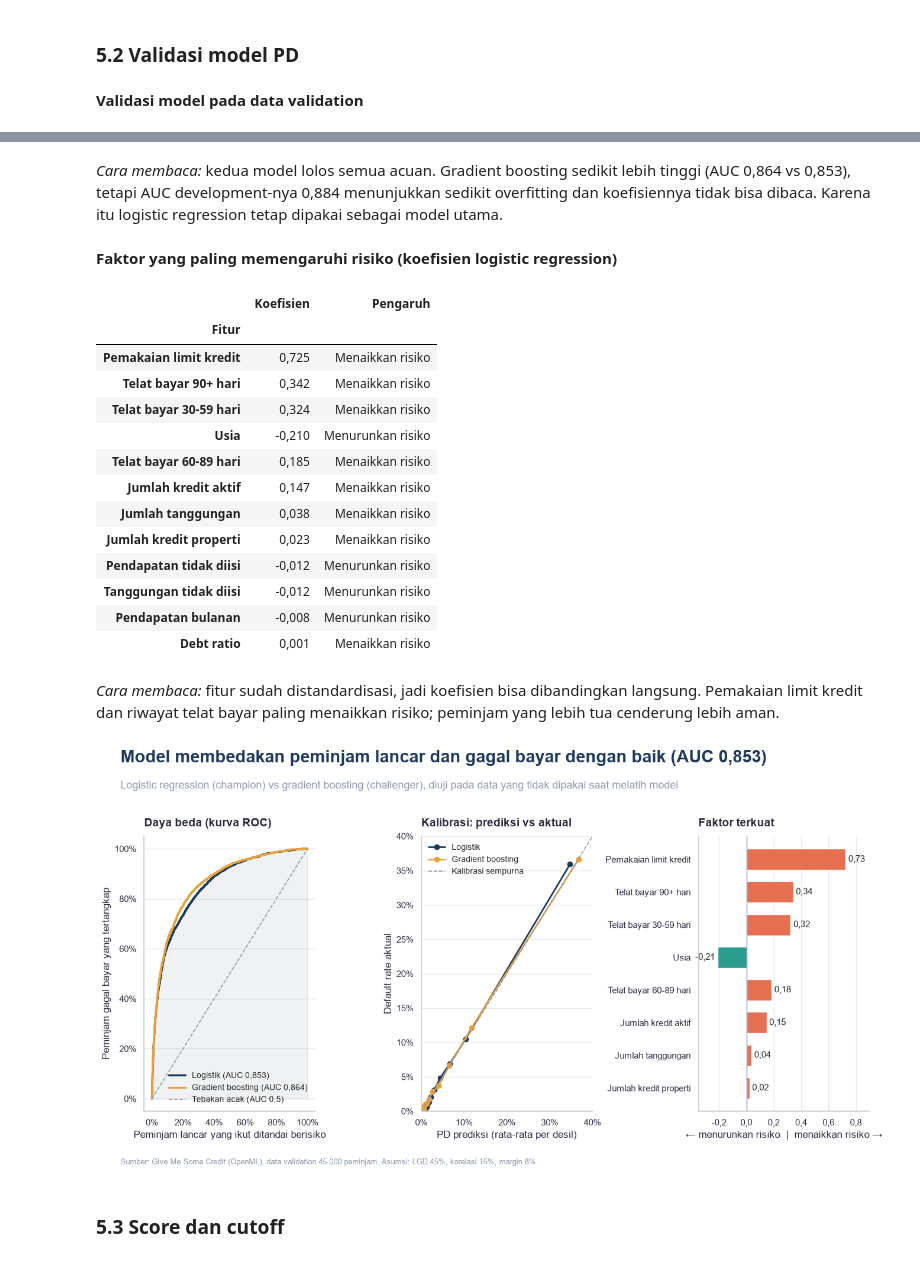
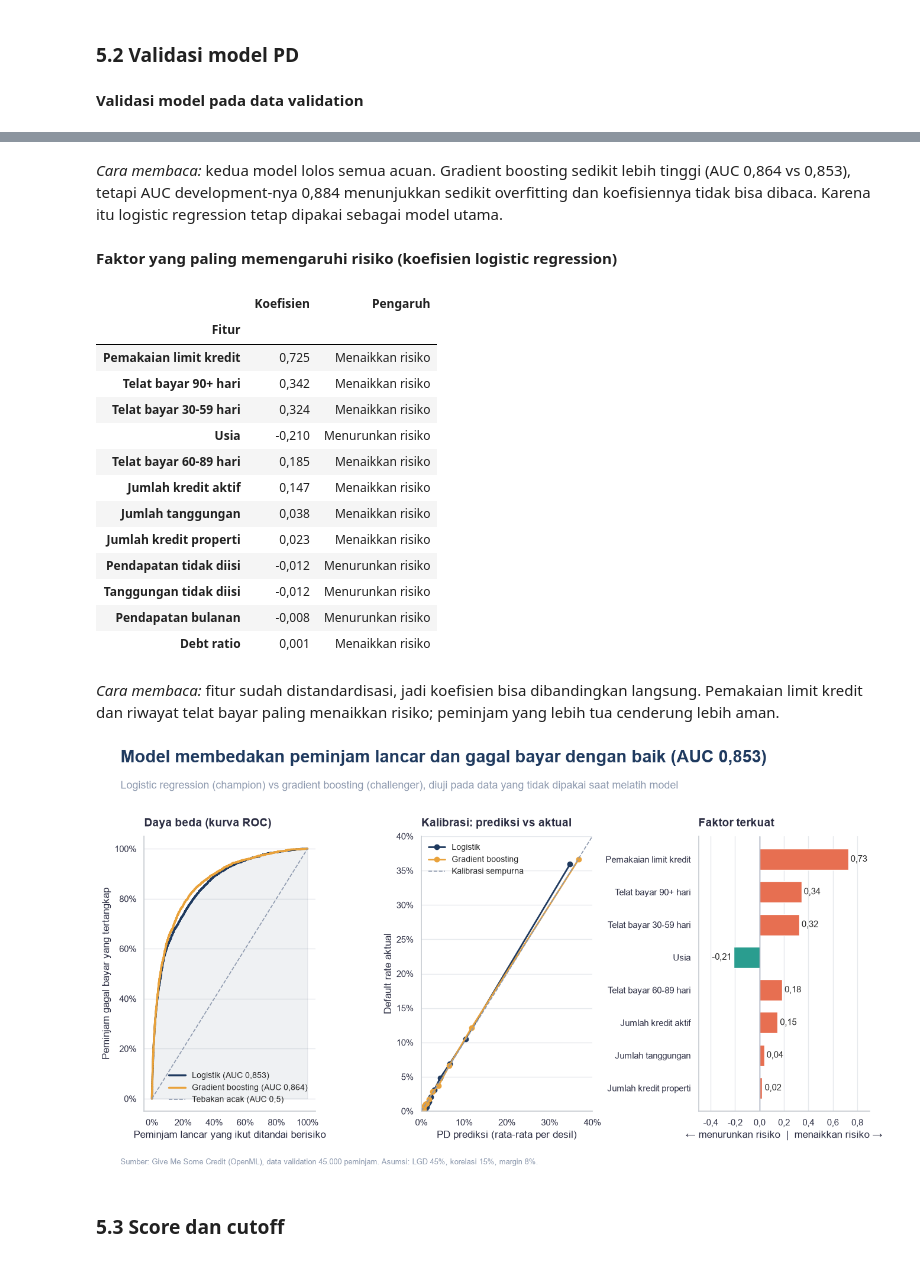
Before and after one commit to aldo02032004/credit-risk-model, a Jupyter notebook: credit_risk_model.ipynb, the cells around one changed output, grey strips where cells are left out. Saved outputs shown, nothing was run; the diff lists cells and outputs as text; code cells hidden in the pictures.

Commit message:
Fix overlapping chart labels

```diff
--- a/credit_risk_model.ipynb
+++ b/credit_risk_model.ipynb
@@ -359,39 +359,39 @@ ax[2].barh(top.index.map(nama_fitur), top, color=[C["merah"] if x > 0 else C["te
 for i, x in enumerate(top):
     ax[2].text(x + (0.02 if x > 0 else -0.02), i, num(x, 2), va="center", ha="left" if x > 0 else "right", fontsize=10.5)
 ax[2].axvline(0, color=C["abu"], lw=1)
-ax[2].set(title="Faktor terkuat", xlabel="← menurunkan risiko  |  menaikkan risiko →", xlim=(-0.35, 0.9), xticks=[-0.2, 0, 0.2, 0.4, 0.6, 0.8])
+ax[2].set(title="Faktor terkuat", xlabel="← menurunkan risiko  |  menaikkan risiko →", xlim=(-0.5, 0.9), xticks=[-0.4, -0.2, 0, 0.2, 0.4, 0.6, 0.8])
 ax[2].xaxis.set_major_formatter(mtick.FuncFormatter(lambda x, _: num(x, 1)))
 ax[2].grid(axis="x", color="#E6E9ED"); ax[2].grid(axis="y", visible=False)
 fig.savefig("images/02_validasi.png"); plt.show()
 # %% [output]
 **Validasi model pada data validation**
 |  | Logistik (champion) | Gradient boosting (challenger) | Acuan | Arti |
 | Metrik |  |  |  |  |
 | AUC | 0,853 | 0,864 | ≥ 0,75 | Peluang model memberi PD lebih ti... |
 | Gini | 0,707 | 0,729 | ≥ 0,50 | Sama dengan 2 × AUC − 1, ukuran d... |
 | KS | 0,537 | 0,576 | ≥ 0,30 | Jarak terbesar antara sebaran sko... |
 | Brier score | 0,0503 | 0,0490 | Makin kecil makin baik | Rata-rata kuadrat selisih PD pred... |
 | AUC data development | 0,853 | 0,884 | Dekat AUC validation | Selisih besar berarti model mengh... |
 | PSI development → validation | 0,0003 | 0,0003 | < 0,10 | Pergeseran sebaran skor; makin ke... |
 | PD rata-rata vs default aktual | 6,71% vs 6,68% | 6,71% vs 6,68% | Sama | Cek apakah level PD tepat (kalibr... |
 *Cara membaca:* kedua model lolos semua acuan. Gradient boosting sedikit lebih tinggi (AUC 0,864 vs 0,853), tetapi AUC development-nya 0,884 menunjukkan sedikit overfitting dan koefisiennya tidak bisa dibaca. Karena itu logistic regression tetap dipakai sebagai model utama.
 **Faktor yang paling memengaruhi risiko (koefisien logistic regression)**
 |  | Koefisien | Pengaruh |
 | Fitur |  |  |
 | Pemakaian limit kredit | 0,725 | Menaikkan risiko |
 | Telat bayar 90+ hari | 0,342 | Menaikkan risiko |
 | Telat bayar 30-59 hari | 0,324 | Menaikkan risiko |
 | Usia | -0,210 | Menurunkan risiko |
 | Telat bayar 60-89 hari | 0,185 | Menaikkan risiko |
 | Jumlah kredit aktif | 0,147 | Menaikkan risiko |
 | Jumlah tanggungan | 0,038 | Menaikkan risiko |
 | Jumlah kredit properti | 0,023 | Menaikkan risiko |
 | Pendapatan tidak diisi | -0,012 | Menurunkan risiko |
 | Tanggungan tidak diisi | -0,012 | Menurunkan risiko |
 | Pendapatan bulanan | -0,008 | Menurunkan risiko |
 | Debt ratio | 0,001 | Menaikkan risiko |
 *Cara membaca:* fitur sudah distandardisasi, jadi koefisien bisa dibandingkan langsung. Pemakaian limit kredit dan riwayat telat bayar paling menaikkan risiko; peminjam yang lebih tua cenderung lebih aman.
-[figure, old version]
+[figure, new version]
 # %% [markdown]
 ### 5.3 Score dan cutoff
 # %%
```
Also changed, not shown: parts of 2 cells of this notebook, 3 other files.
